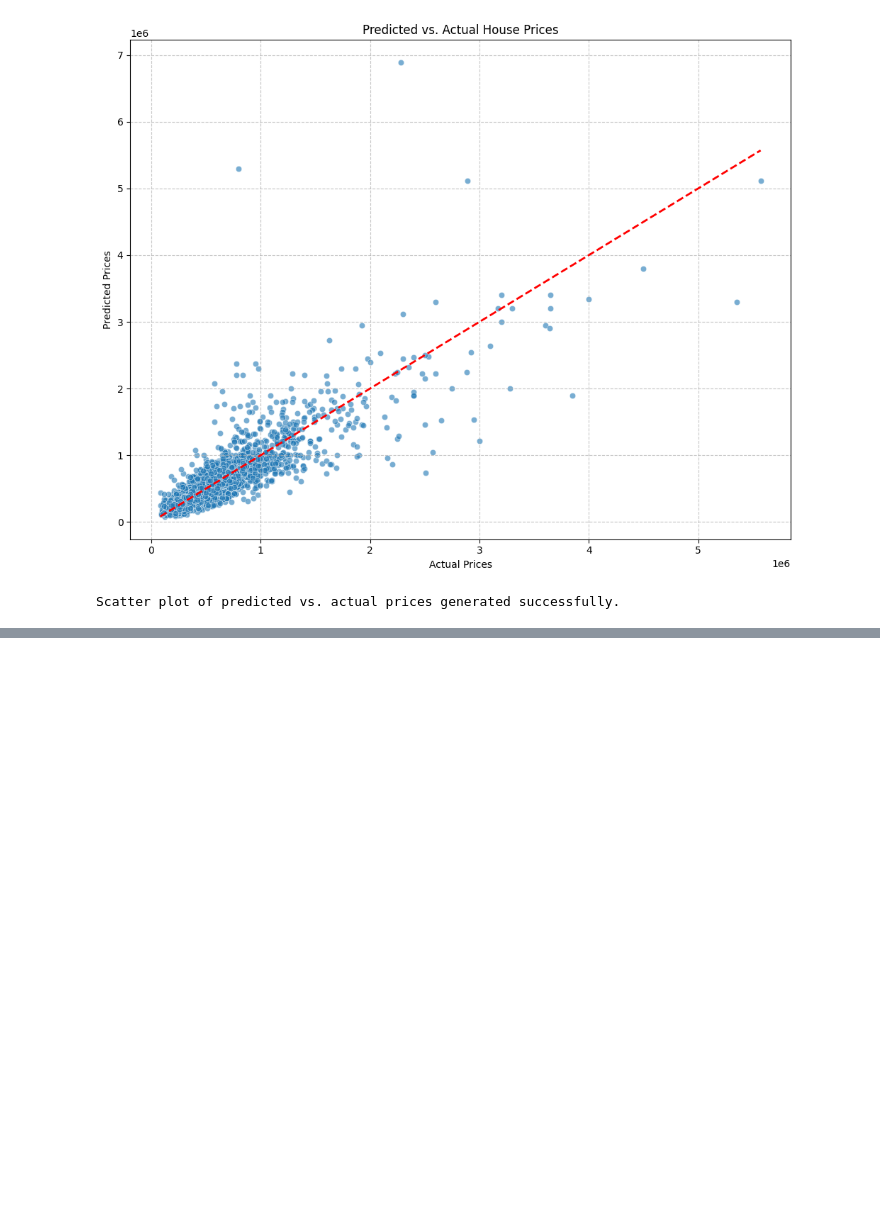
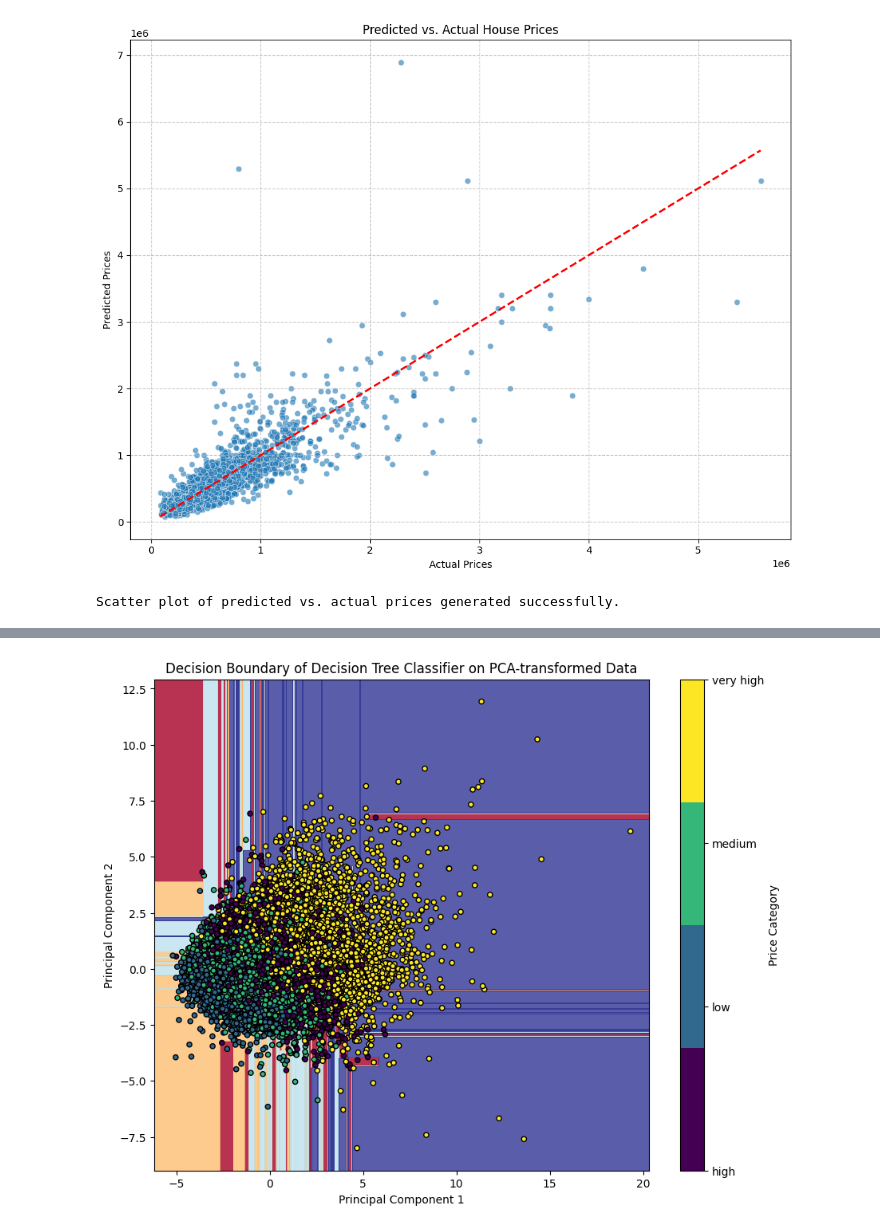
Before and after one commit to Blodreina912/MACHINE-LEARNING-PROJECTS, a Jupyter notebook: ML_ASSIGNMENT_11.ipynb, the cells around one changed output, grey strips where cells are left out. Saved outputs shown, nothing was run; the diff lists cells and outputs as text; code cells hidden in the pictures; blank space fills up the shorter version.

```diff
--- a/ML_ASSIGNMENT_11.ipynb
+++ b/ML_ASSIGNMENT_11.ipynb
@@ -251,0 +99,5 @@ Scatter plot of predicted vs. actual prices generated successfully.
+# %%
+df['price_category'] = pd.qcut(df['price'], q=4, labels=['low', 'medium', 'high', 'very high'])
+print("Price column categorized into 'price_category'.")
+print("Value counts for 'price_category':")
+print(df['price_category'].value_counts())
@@ -251,0 +198,18 @@ Scatter plot of predicted vs. actual prices generated successfully.
+# %%
+from sklearn.preprocessing import StandardScaler
+from sklearn.decomposition import PCA
+
+# 1. Instantiate StandardScaler and fit/transform X
+scaler = StandardScaler()
+X_scaled = scaler.fit_transform(X)
+
+# 2. Instantiate PCA with n_components=2
+pca = PCA(n_components=2)
+
+# 3. Fit and transform the scaled features to get 2D PCA-transformed data
+X_pca = pca.fit_transform(X_scaled)
+
+print("Features scaled and PCA applied successfully.")
+print(f"Shape of original features X: {X.shape}")
+print(f"Shape of scaled features X_scaled: {X_scaled.shape}")
+print(f"Shape of PCA-transformed features X_pca: {X_pca.shape}")
@@ -251,0 +221,10 @@ Scatter plot of predicted vs. actual prices generated successfully.
+# %%
+from sklearn.model_selection import train_test_split
+
+X_train_pca, X_test_pca, y_train_pca, y_test_pca = train_test_split(X_pca, y, test_size=0.2, random_state=42)
+
+print("PCA-transformed data split into training and testing sets for classification.")
+print(f"Shape of X_train_pca: {X_train_pca.shape}")
+print(f"Shape of X_test_pca: {X_test_pca.shape}")
+print(f"Shape of y_train_pca: {y_train_pca.shape}")
+print(f"Shape of y_test_pca: {y_test_pca.shape}")
@@ -251,0 +237,10 @@ Scatter plot of predicted vs. actual prices generated successfully.
+# %%
+from sklearn.tree import DecisionTreeClassifier
+
+# Instantiate the Decision Tree Classifier with random_state=42
+dt_classifier_pca = DecisionTreeClassifier(random_state=42)
+
+# Train the classifier using the PCA-transformed training data
+dt_classifier_pca.fit(X_train_pca, y_train_pca)
+
+print("Decision Tree Classifier trained successfully on PCA-transformed data.")
@@ -251,0 +345,4 @@ Scatter plot of predicted vs. actual prices generated successfully.
+# %%
+plot_decision_boundary(X_pca, y, dt_classifier_pca, 'Decision Boundary of Decision Tree Classifier on PCA-transformed Data')
+# %% [output]
+[figure, added]
```
Also changed, not shown: parts of 23 cells of this notebook.
